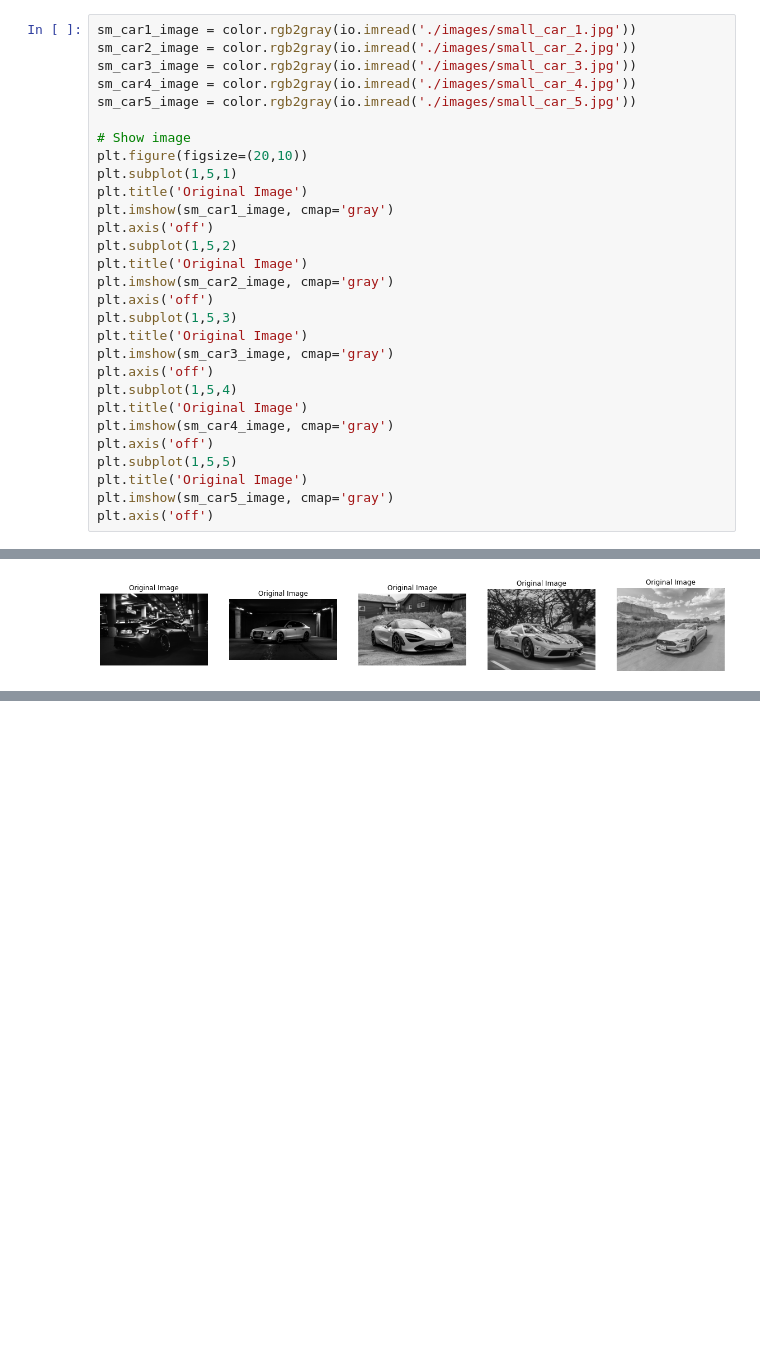
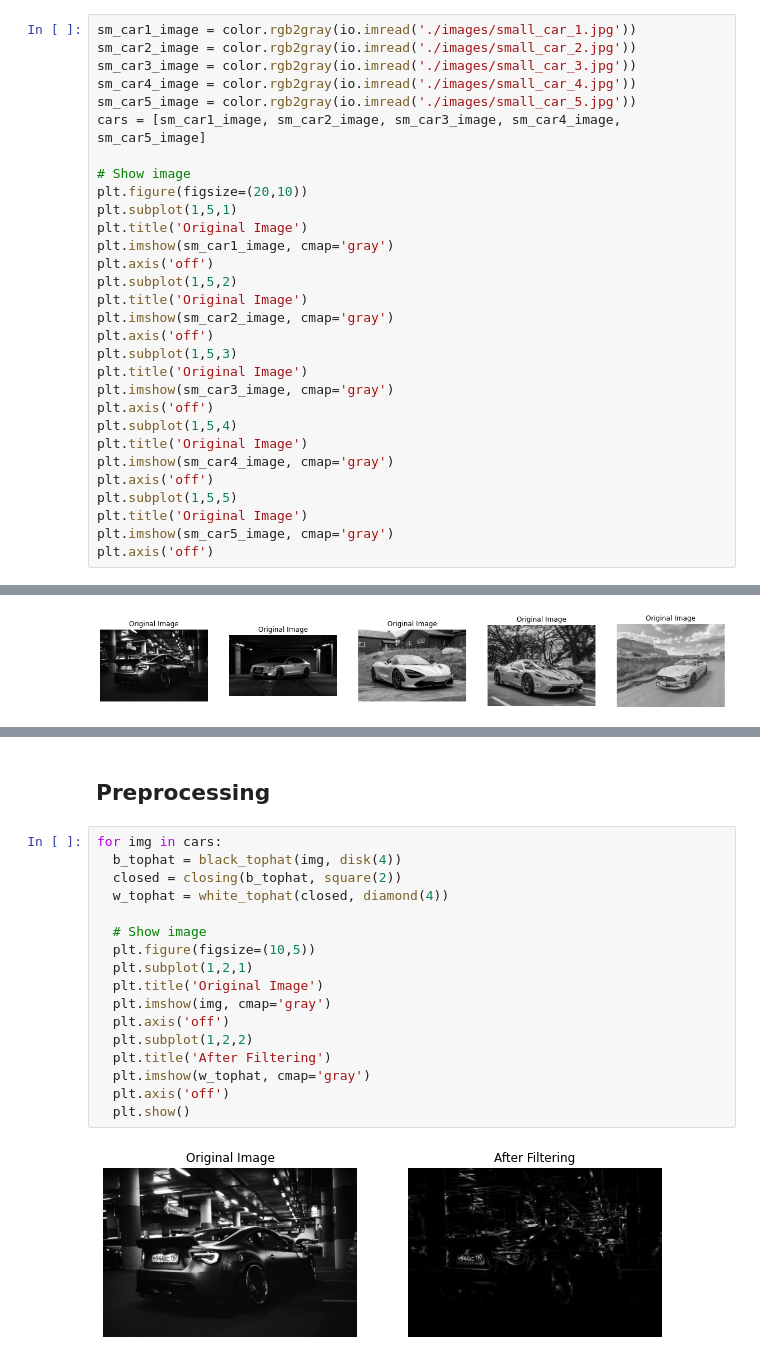
Before and after one commit to faisaladisoe/image-processing-lab, a Jupyter notebook: Lab 3/source code/Lab3_1906293184_MuhammadFaisalAdiSoesatyo.ipynb, the cells around one changed output, grey strips where cells are left out. Drawn from its saved outputs; the diff is of its cells as text; blank space fills up the shorter version.

```diff
--- a/Lab 3/source code/Lab3_1906293184_MuhammadFaisalAdiSoesatyo.ipynb
+++ b/Lab 3/source code/Lab3_1906293184_MuhammadFaisalAdiSoesatyo.ipynb
@@ -98,6 +98,7 @@ sm_car2_image = color.rgb2gray(io.imread('./images/small_car_2.jpg'))
 sm_car3_image = color.rgb2gray(io.imread('./images/small_car_3.jpg'))
 sm_car4_image = color.rgb2gray(io.imread('./images/small_car_4.jpg'))
 sm_car5_image = color.rgb2gray(io.imread('./images/small_car_5.jpg'))
+cars = [sm_car1_image, sm_car2_image, sm_car3_image, sm_car4_image, sm_car5_image]
 
 # Show image
 plt.figure(figsize=(20,10))
@@ -126,0 +134,21 @@ plt.axis('off')
+# %% [markdown]
+## Preprocessing
+# %%
+for img in cars:
+  b_tophat = black_tophat(img, disk(4))
+  closed = closing(b_tophat, square(2))
+  w_tophat = white_tophat(closed, diamond(4))
+
+  # Show image
+  plt.figure(figsize=(10,5))
+  plt.subplot(1,2,1)
+  plt.title('Original Image')
+  plt.imshow(img, cmap='gray')
+  plt.axis('off')
+  plt.subplot(1,2,2)
+  plt.title('After Filtering')
+  plt.imshow(w_tophat, cmap='gray')
+  plt.axis('off')
+  plt.show()
+# %% [output]
+[figure, added]
```
Also changed, not shown: parts of 5 cells of this notebook.
